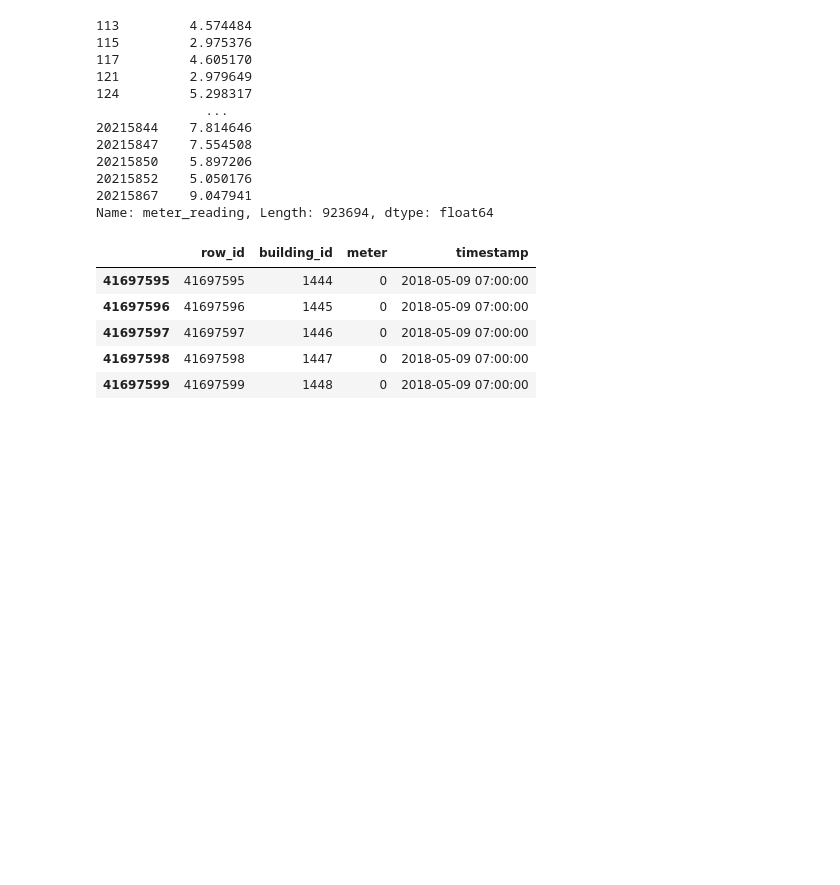
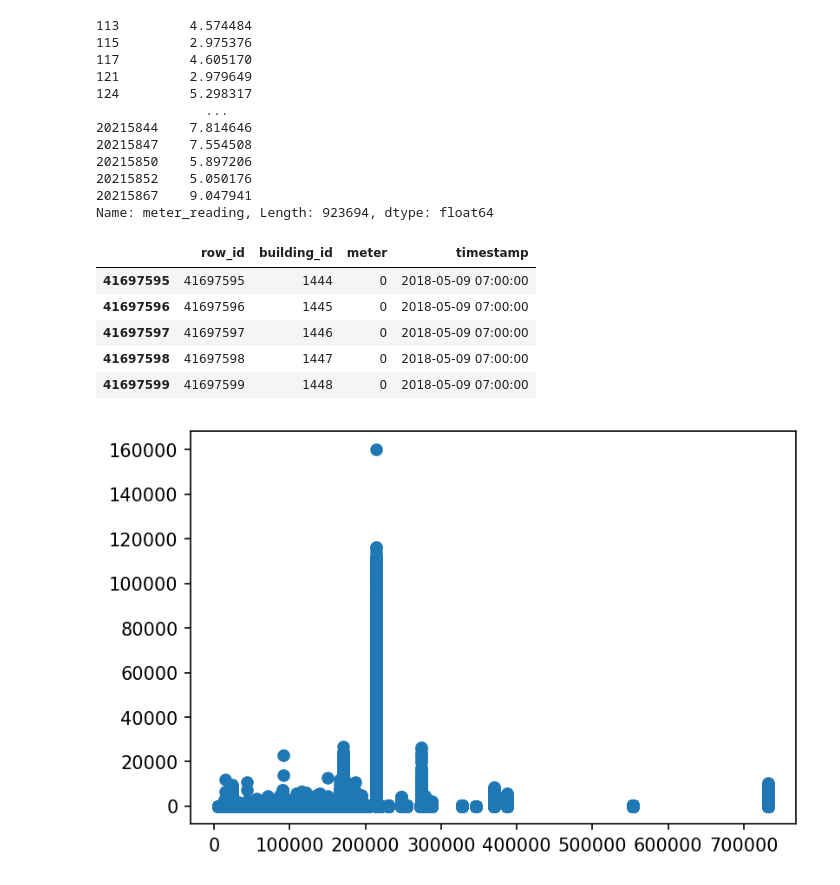
Before and after one commit to jtyrrell86/Capstone-2, a Jupyter notebook: notebooks/EDA for Capstone 2.ipynb, the cells around one changed output. Cells and saved outputs as stored; diff of their text form; code cells hidden in the pictures; blank space fills up the shorter version.

```diff
--- a/notebooks/EDA for Capstone 2.ipynb
+++ b/notebooks/EDA for Capstone 2.ipynb
@@ -934,9 +959,14 @@ cleaned_df[cleaned_df["steam"] == 1]
 | 20216093 | 20216093 | 99541 | 55.6241 | 1.700000 | 0 | 0 | 0 | 1 | ... |
 2708713 rows × 32 columns
 # %%
-hotwater_df = cleaned_df[cleaned_df["hotwater"] == 1].drop("Unnamed: 0", axis=1)
+# hotwater_df = cleaned_df[cleaned_df["hotwater"] == 1]
 # hotwater_df.to_csv("data/hotwater_df.csv")
-hotwater_df.columns
+hotwater_df = cleaned_df[cleaned_df["hotwater"] == 1]
+# hotwater_df.to_csv("data/hotwater_df.csv")
+hotwater_df = cleaned_df[cleaned_df["hotwater"] == 1]
+# hotwater_df.to_csv("data/hotwater_df.csv")
+hotwater_df = cleaned_df[cleaned_df["hotwater"] == 1]
+# hotwater_df.to_csv("data/hotwater_df.csv")
 # %% [output]
 Index(['square_feet', 'meter_reading', 'air_temperature', 'q1', 'q2', 'q3',
        'q4', 'afternoon', 'early_morning', 'evening', 'morning', 'electricity',
@@ -997,3 +1027,10 @@ test_df.tail()
 | 41697597 | 41697597 | 1446 | 0 | 2018-05-09 07:00:00 |
 | 41697598 | 41697598 | 1447 | 0 | 2018-05-09 07:00:00 |
 | 41697599 | 41697599 | 1448 | 0 | 2018-05-09 07:00:00 |
+# %%
+# mpl.rcParams['agg.path.chunksize'] = 10000
+fig, ax =plt.subplots(dpi=150)
+plt.scatter(hotwater_df["square_feet"], hotwater_df["meter_reading"])
+plt.show()
+# %% [output]
+[figure, added]
```
Also changed, not shown: parts of 14 cells of this notebook, 1 other file.
